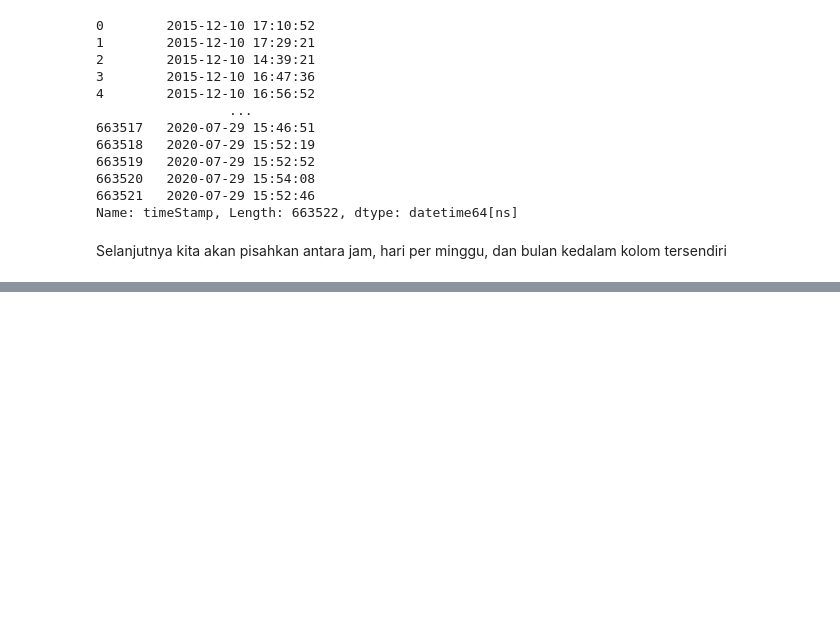
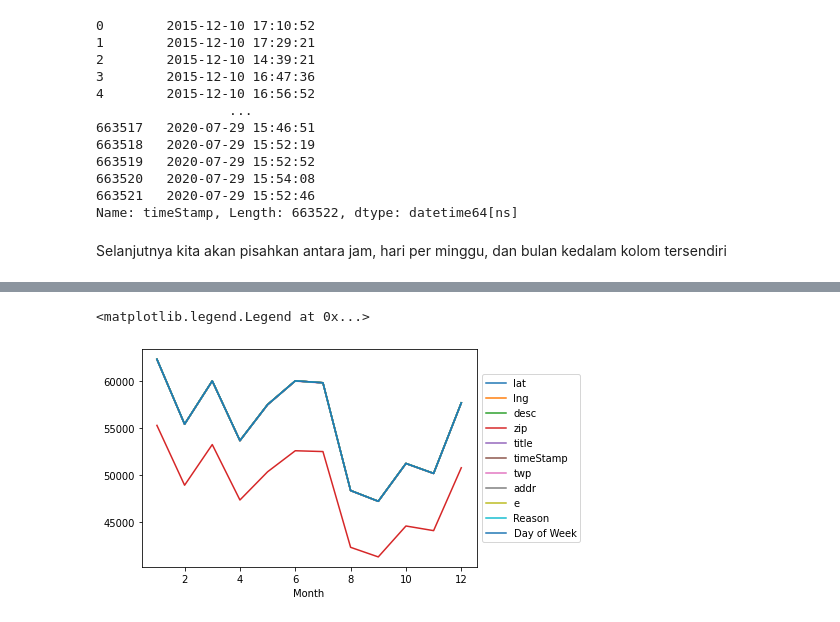
Before and after one commit to auriwan/911-emergency-call-analysis, a Jupyter notebook: 911_calls_Analysis.ipynb, the cells around one changed output, grey strips where cells are left out. Cells and saved outputs as stored; diff of their text form; code cells hidden in the pictures; blank space fills up the shorter version.

```diff
--- a/911_calls_Analysis.ipynb
+++ b/911_calls_Analysis.ipynb
@@ -194,0 +239,3 @@ dmap = {
+# %%
+df_grup=df.groupby(df['Month']).count()
+df_grup
@@ -194,0 +257,6 @@ dmap = {
+# %%
+df_grup.plot.line()
+plt.legend(loc=6,bbox_to_anchor=(1.0,0.5))
+# %% [output]
+<matplotlib.legend.Legend at 0x...>
+[figure, added]
```
Also changed, not shown: parts of 41 cells of this notebook.
